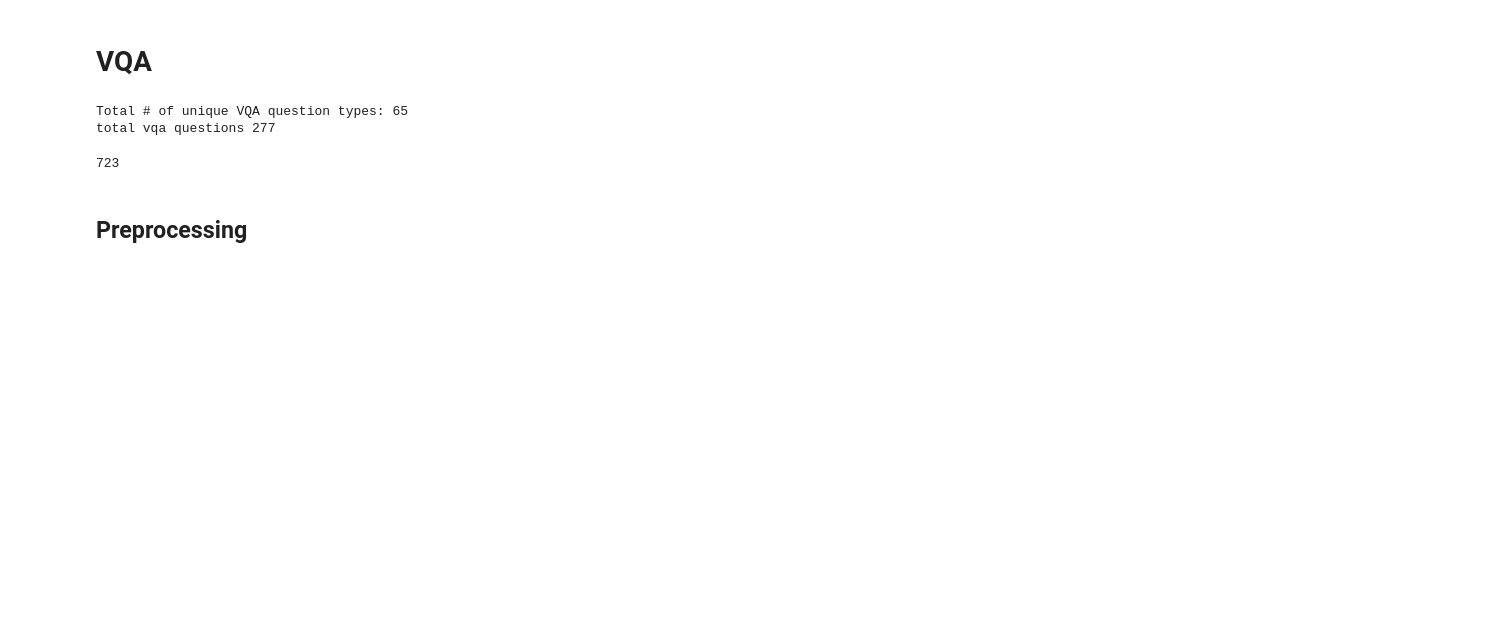
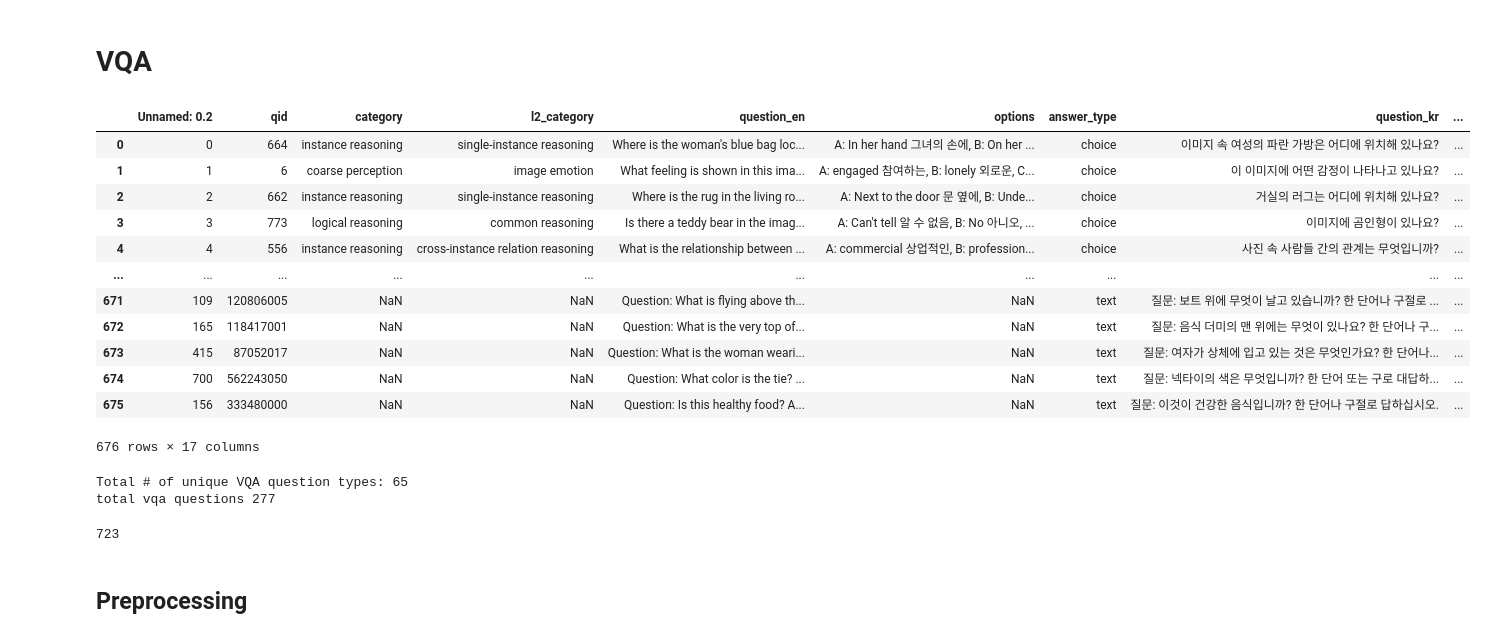
Before and after one commit to unolop/HPA, a Jupyter notebook: eda/questions.ipynb, the cells around one changed output. Cells and saved outputs as stored; diff of their text form; code cells hidden in the pictures; blank space fills up the shorter version.

```diff
--- a/eda/questions.ipynb
+++ b/eda/questions.ipynb
@@ -3 +10,17 @@
+# %%
+df
+# %% [output]
+|  | Unnamed: 0.2 | qid | category | l2_category | question_en | options | answer_type | question_kr | ... |
+| 0 | 0 | 664 | instance reasoning | single-instance reasoning | Where is the woman's blue bag loc... | A: In her hand 그녀의 손에, B: On her ... | choice | 이미지 속 여성의 파란 가방은 어디에 위치해 있나요? | ... |
+| 1 | 1 | 6 | coarse perception | image emotion | What feeling is shown in this ima... | A: engaged 참여하는, B: lonely 외로운, C... | choice | 이 이미지에 어떤 감정이 나타나고 있나요? | ... |
+| 2 | 2 | 662 | instance reasoning | single-instance reasoning | Where is the rug in the living ro... | A: Next to the door 문 옆에, B: Unde... | choice | 거실의 러그는 어디에 위치해 있나요? | ... |
+| 3 | 3 | 773 | logical reasoning | common reasoning | Is there a teddy bear in the imag... | A: Can't tell 알 수 없음, B: No 아니오, ... | choice | 이미지에 곰인형이 있나요? | ... |
+| 4 | 4 | 556 | instance reasoning | cross-instance relation reasoning | What is the relationship between ... | A: commercial 상업적인, B: profession... | choice | 사진 속 사람들 간의 관계는 무엇입니까? | ... |
+| ... | ... | ... | ... | ... | ... | ... | ... | ... | ... |
+| 671 | 109 | 120806005 | NaN | NaN | Question: What is flying above th... | NaN | text | 질문: 보트 위에 무엇이 날고 있습니까? 한 단어나 구절로 ... | ... |
+| 672 | 165 | 118417001 | NaN | NaN | Question: What is the very top of... | NaN | text | 질문: 음식 더미의 맨 위에는 무엇이 있나요? 한 단어나 구... | ... |
+| 673 | 415 | 87052017 | NaN | NaN | Question: What is the woman weari... | NaN | text | 질문: 여자가 상체에 입고 있는 것은 무엇인가요? 한 단어나... | ... |
+| 674 | 700 | 562243050 | NaN | NaN | Question: What color is the tie? ... | NaN | text | 질문: 넥타이의 색은 무엇입니까? 한 단어 또는 구로 대답하... | ... |
+| 675 | 156 | 333480000 | NaN | NaN | Question: Is this healthy food? A... | NaN | text | 질문: 이것이 건강한 음식입니까? 한 단어나 구절로 답하십시오. | ... |
+676 rows × 17 columns
 # %%
```
Also changed, not shown: parts of 2 cells of this notebook, 50 other files.
